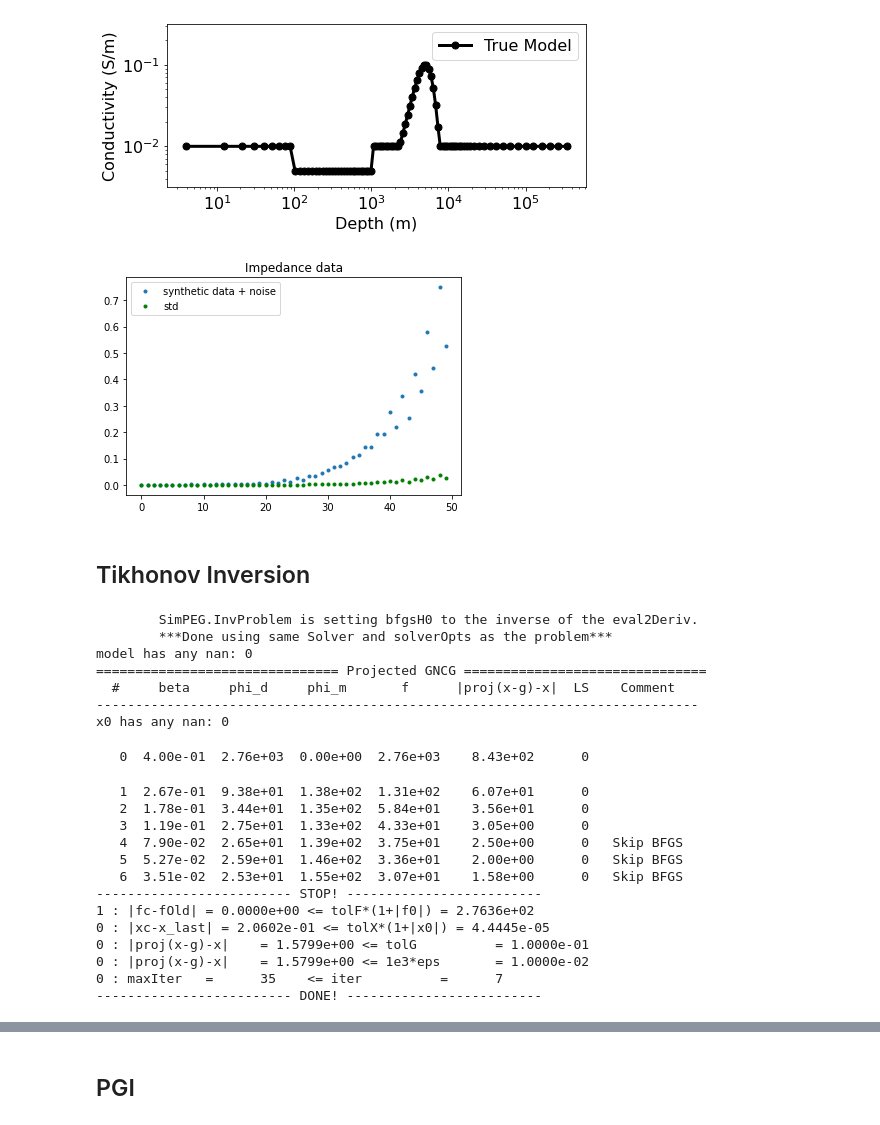
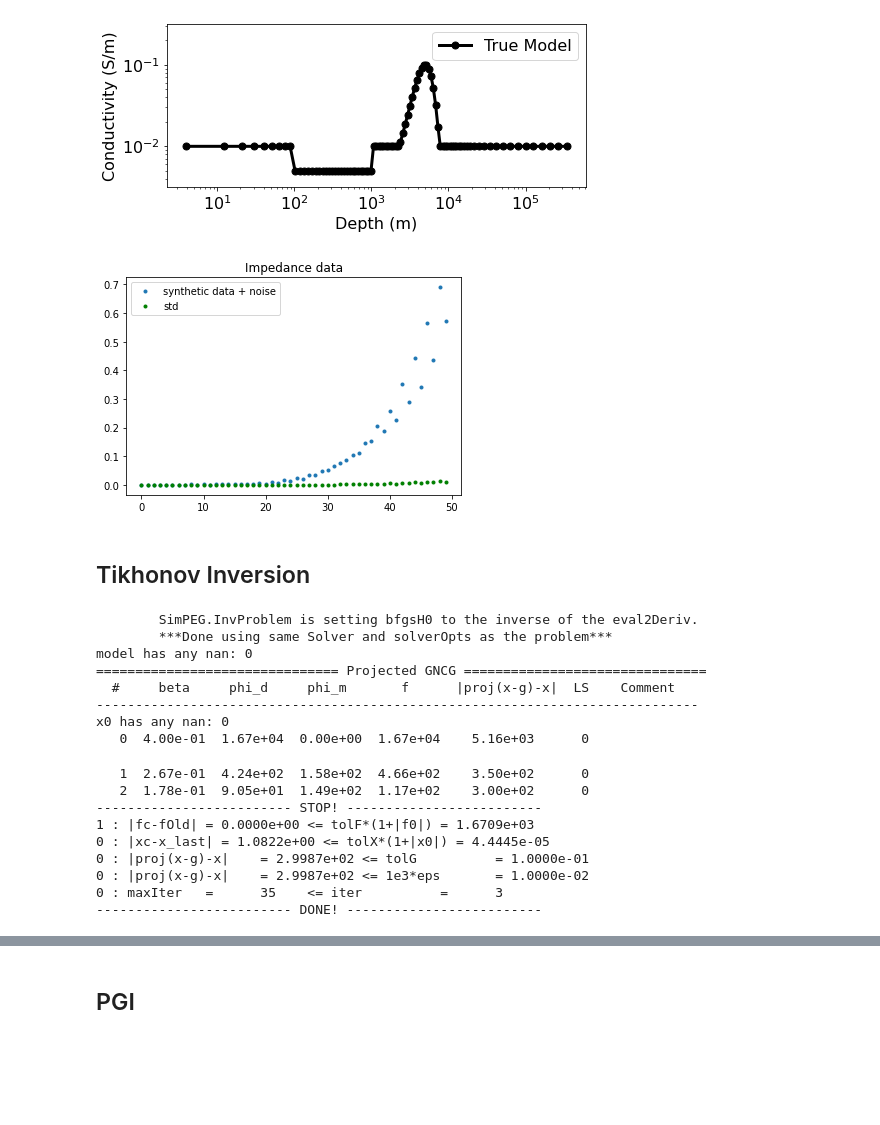
Before and after one commit to JKutt/transformers_segmentation, a Jupyter notebook: PGI/MT_1D_PGI_JK.ipynb, the cells around one changed output, grey strips where cells are left out. Drawn from its saved outputs; the diff is of its cells as text; code cells hidden in the pictures; blank space fills up the shorter version.

```diff
--- a/PGI/MT_1D_PGI_JK.ipynb
+++ b/PGI/MT_1D_PGI_JK.ipynb
@@ -171,7 +171,7 @@ indx = np.logical_and(indx, maux > np.log(1./rho_layers[2]))
 mtrue[indx] = maux[indx]
 dtrue = sim.dpred(mtrue)  # these are clean data (no noise yet.)
 
-std = 0.05  # standard deviation of the noise (10%)
+std = 0.02  # standard deviation of the noise (10%)
 
 # add noise
 uncertTrue = std * np.abs(dtrue)
@@ -206,13 +206,13 @@ plt.show()
 # %%
 survey.std = uncert
 plt.plot(survey.dobs, '.')
 plt.plot(survey.std, '.g')
 plt.legend(['synthetic data + noise', 'std'])
 plt.title('Impedance data')
 plt.show()
-data_t = data.Data(survey, dobs=survey.dobs, standard_deviation=survey.std)
+data_t = data.Data(survey, dobs=survey.dobs, standard_deviation=uncert)
 # %% [output]
-[figure, old version]
+[figure, new version]
 # %% [markdown]
 ## Tikhonov Inversion
 # %%
@@ -275,20 +275,16 @@ model has any nan: 0
   #     beta     phi_d     phi_m       f      |proj(x-g)-x|  LS    Comment
 -----------------------------------------------------------------------------
 x0 has any nan: 0
+   0  4.00e-01  1.67e+04  0.00e+00  1.67e+04    5.16e+03      0
-   0  4.00e-01  2.76e+03  0.00e+00  2.76e+03    8.43e+02      0
+   1  2.67e-01  4.24e+02  1.58e+02  4.66e+02    3.50e+02      0
+   2  1.78e-01  9.05e+01  1.49e+02  1.17e+02    3.00e+02      0
+------------------------- STOP! -------------------------
+1 : |fc-fOld| = 0.0000e+00 <= tolF*(1+|f0|) = 1.6709e+03
+0 : |xc-x_last| = 1.0822e+00 <= tolX*(1+|x0|) = 4.4445e-05
+0 : |proj(x-g)-x|    = 2.9987e+02 <= tolG          = 1.0000e-01
+0 : |proj(x-g)-x|    = 2.9987e+02 <= 1e3*eps       = 1.0000e-02
+0 : maxIter   =      35    <= iter          =      3
+------------------------- DONE! -------------------------
-   1  2.67e-01  9.38e+01  1.38e+02  1.31e+02    6.07e+01      0
-   2  1.78e-01  3.44e+01  1.35e+02  5.84e+01    3.56e+01      0
-   3  1.19e-01  2.75e+01  1.33e+02  4.33e+01    3.05e+00      0
-   4  7.90e-02  2.65e+01  1.39e+02  3.75e+01    2.50e+00      0   Skip BFGS
-   5  5.27e-02  2.59e+01  1.46e+02  3.36e+01    2.00e+00      0   Skip BFGS
-   6  3.51e-02  2.53e+01  1.55e+02  3.07e+01    1.58e+00      0   Skip BFGS
-------------------------- STOP! -------------------------
-1 : |fc-fOld| = 0.0000e+00 <= tolF*(1+|f0|) = 2.7636e+02
-0 : |xc-x_last| = 2.0602e-01 <= tolX*(1+|x0|) = 4.4445e-05
-0 : |proj(x-g)-x|    = 1.5799e+00 <= tolG          = 1.0000e-01
-0 : |proj(x-g)-x|    = 1.5799e+00 <= 1e3*eps       = 1.0000e-02
-0 : maxIter   =      35    <= iter          =      7
-------------------------- DONE! -------------------------
 # %%
 M = mesh
 fontsize=16
```
Also changed, not shown: parts of 4 cells of this notebook, 1 other file.
